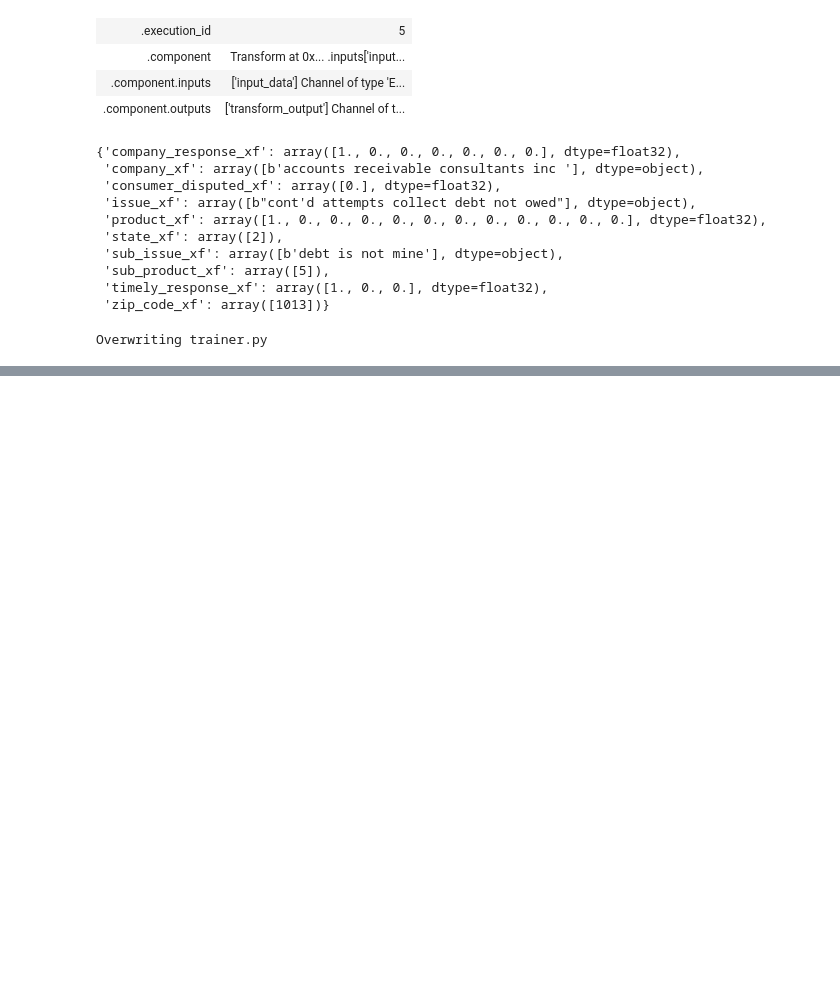
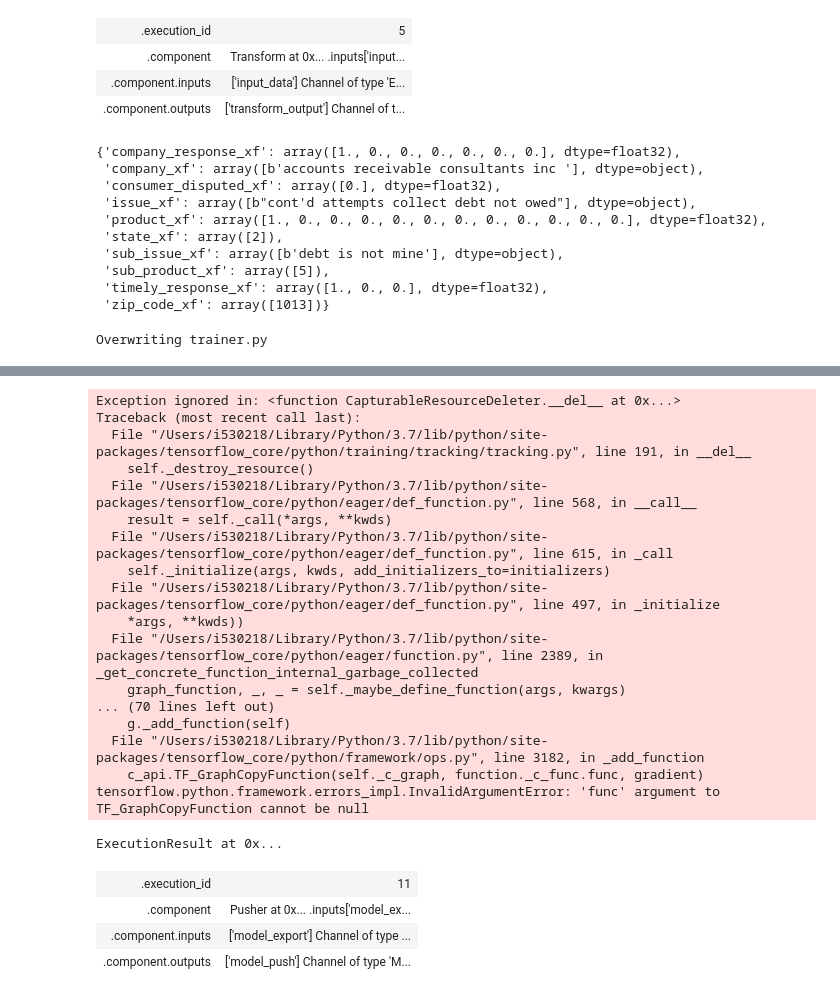
Before and after one commit to Building-ML-Pipelines/building-machine-learning-pipelines, a Jupyter notebook: interactive-pipeline/pipeline_local.ipynb, the cells around one changed output, grey strips where cells are left out. Drawn from its saved outputs; the diff is of its cells as text; code cells hidden in the pictures; blank space fills up the shorter version.

```diff
--- a/interactive-pipeline/pipeline_local.ipynb
+++ b/interactive-pipeline/pipeline_local.ipynb
@@ -638,0 +665,38 @@ ValueError: Shape of variable dense/kernel:0 ((37, 100)) doesn't match with shap
+# %%
+!mkdir -p /tmp/serving_model_dir
+
+from tfx.components.pusher.component import Pusher
+from tfx.proto import pusher_pb2
+
+_serving_model_dir = "/tmp/serving_model_dir"
+
+pusher = Pusher(
+    model=trainer.outputs['model'],
+    model_blessing=model_validator.outputs['blessing'],
+    push_destination=pusher_pb2.PushDestination(
+        filesystem=pusher_pb2.PushDestination.Filesystem(
+            base_directory=_serving_model_dir)))
+context.run(pusher)
+# %% [output]
+Exception ignored in: <function CapturableResourceDeleter.__del__ at 0x...>
+Traceback (most recent call last):
+  File "/Users/i530218/Library/Python/3.7/lib/python/site-packages/tensorflow_core/python/training/tracking/tracking.py", line 191, in __del__
+    self._destroy_resource()
+  File "/Users/i530218/Library/Python/3.7/lib/python/site-packages/tensorflow_core/python/eager/def_function.py", line 568, in __call__
+    result = self._call(*args, **kwds)
+  File "/Users/i530218/Library/Python/3.7/lib/python/site-packages/tensorflow_core/python/eager/def_function.py", line 615, in _call
+    self._initialize(args, kwds, add_initializers_to=initializers)
+  File "/Users/i530218/Library/Python/3.7/lib/python/site-packages/tensorflow_core/python/eager/def_function.py", line 497, in _initialize
+    *args, **kwds))
+  File "/Users/i530218/Library/Python/3.7/lib/python/site-packages/tensorflow_core/python/eager/function.py", line 2389, in _get_concrete_function_internal_garbage_collected
+    graph_function, _, _ = self._maybe_define_function(args, kwargs)
+... (70 lines left out)
+    g._add_function(self)
+  File "/Users/i530218/Library/Python/3.7/lib/python/site-packages/tensorflow_core/python/framework/ops.py", line 3182, in _add_function
+    c_api.TF_GraphCopyFunction(self._c_graph, function._c_func.func, gradient)
+tensorflow.python.framework.errors_impl.InvalidArgumentError: 'func' argument to TF_GraphCopyFunction cannot be null
+ExecutionResult at 0x...
+| .execution_id | 11 |
+| .component | Pusher at 0x... .inputs['model_ex... |
+| .component.inputs | ['model_export'] Channel of type ... |
+| .component.outputs | ['model_push'] Channel of type 'M... |
```
Also changed, not shown: parts of 10 cells of this notebook, 1 other file.
